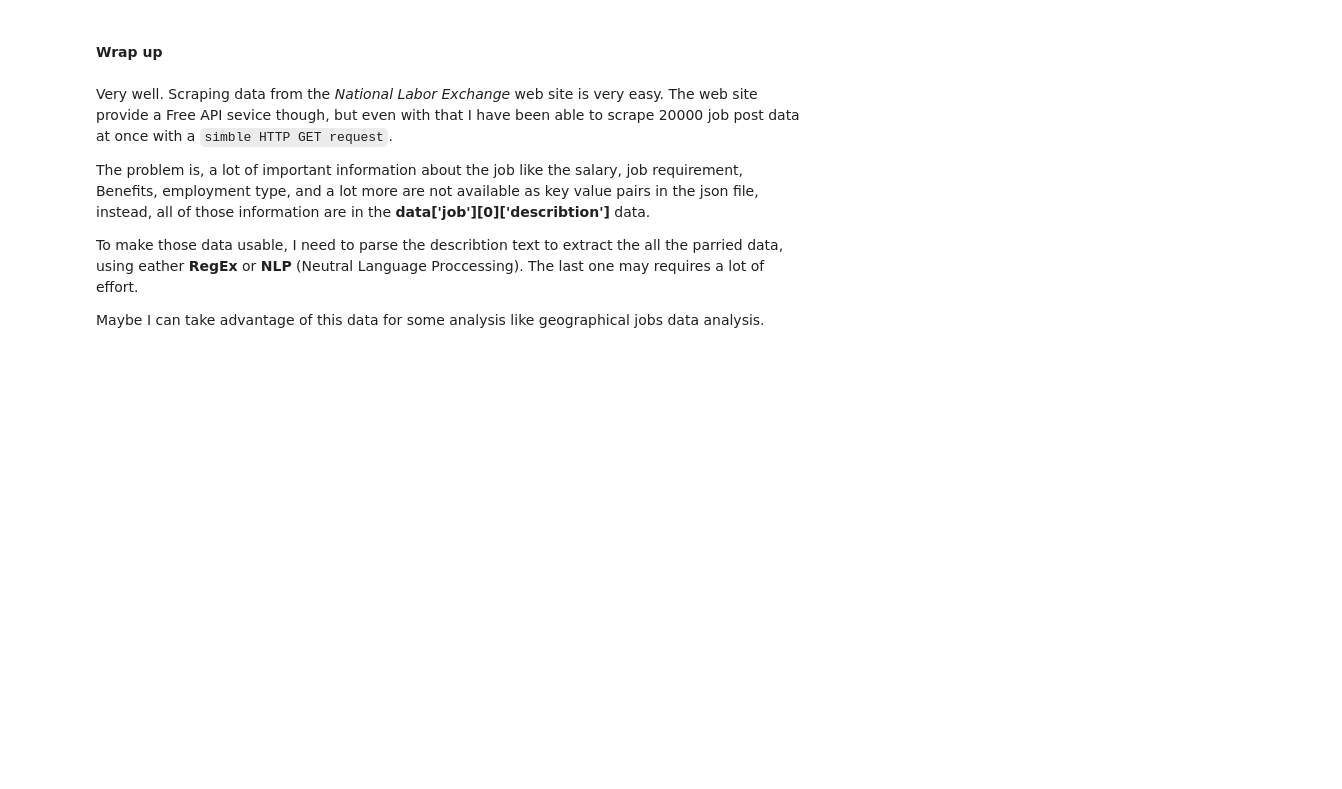
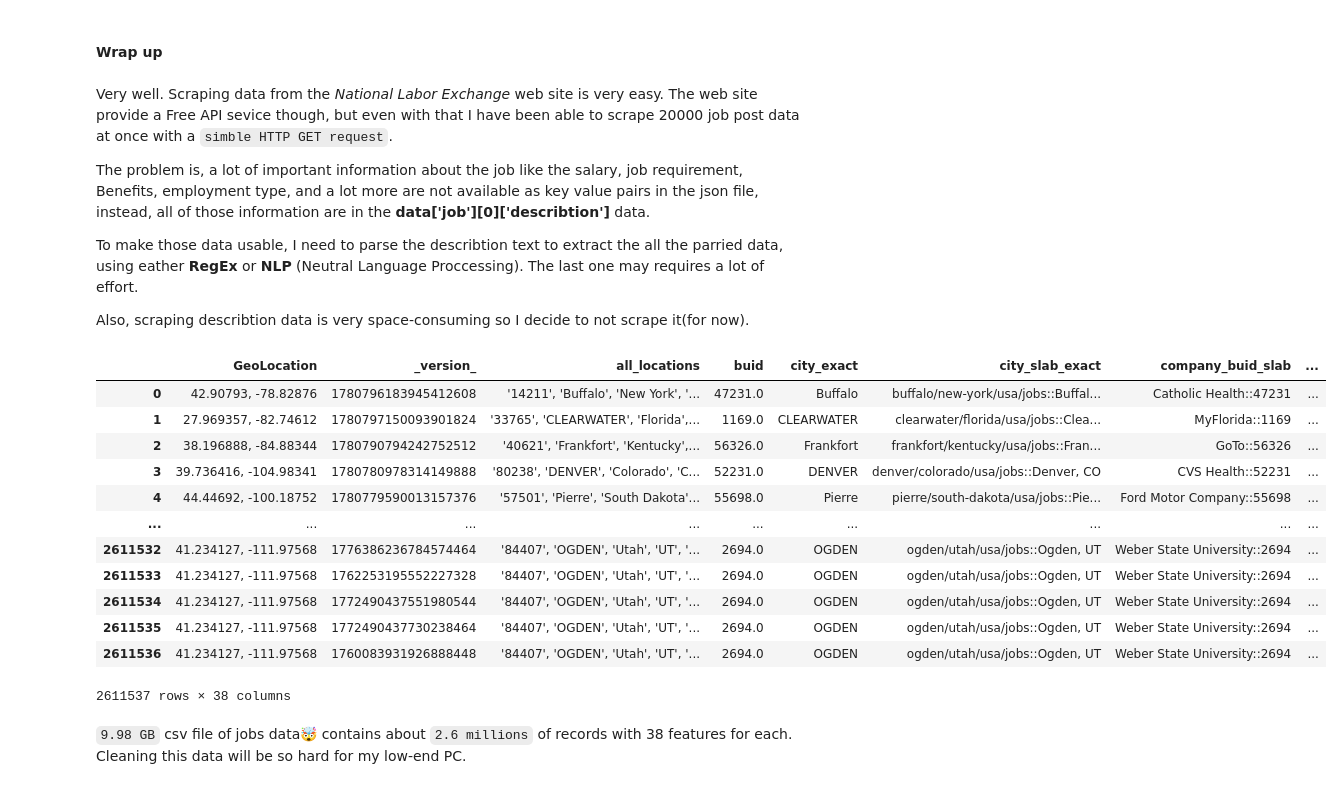
Before and after one commit to alinazhat/ali, a Jupyter notebook: Collecting Data/ExploringWebsites.ipynb, the cells around one changed output. Cells and saved outputs as stored; diff of their text form; code cells hidden in the pictures; blank space fills up the shorter version.

```diff
--- a/Collecting Data/ExploringWebsites.ipynb
+++ b/Collecting Data/ExploringWebsites.ipynb
@@ -105,4 +105,26 @@ The problem is, a lot of important information about the job like the salary, jo
 
 To make those data usable, I need to parse the describtion text to extract the all the parried data, using eather **RegEx** or **NLP** (Neutral Language Proccessing). The last one may requires a lot of effort.
 
-Maybe I can take advantage of this data for some analysis like geographical jobs data analysis.
+Also, scraping describtion data is very space-consuming so I decide to not scrape it(for now).
+# %%
+import pandas as pd
+df = pd.read_csv('National Labor Exchange/NLEJobs.csv')
+df
+# %% [output]
+|  | GeoLocation | _version_ | all_locations | buid | city_exact | city_slab_exact | company_buid_slab | ... |
+| 0 | 42.90793, -78.82876 | 1780796183945412608 | '14211', 'Buffalo', 'New York', '... | 47231.0 | Buffalo | buffalo/new-york/usa/jobs::Buffal... | Catholic Health::47231 | ... |
+| 1 | 27.969357, -82.74612 | 1780797150093901824 | '33765', 'CLEARWATER', 'Florida',... | 1169.0 | CLEARWATER | clearwater/florida/usa/jobs::Clea... | MyFlorida::1169 | ... |
+| 2 | 38.196888, -84.88344 | 1780790794242752512 | '40621', 'Frankfort', 'Kentucky',... | 56326.0 | Frankfort | frankfort/kentucky/usa/jobs::Fran... | GoTo::56326 | ... |
+| 3 | 39.736416, -104.98341 | 1780780978314149888 | '80238', 'DENVER', 'Colorado', 'C... | 52231.0 | DENVER | denver/colorado/usa/jobs::Denver, CO | CVS Health::52231 | ... |
+| 4 | 44.44692, -100.18752 | 1780779590013157376 | '57501', 'Pierre', 'South Dakota'... | 55698.0 | Pierre | pierre/south-dakota/usa/jobs::Pie... | Ford Motor Company::55698 | ... |
+| ... | ... | ... | ... | ... | ... | ... | ... | ... |
+| 2611532 | 41.234127, -111.97568 | 1776386236784574464 | '84407', 'OGDEN', 'Utah', 'UT', '... | 2694.0 | OGDEN | ogden/utah/usa/jobs::Ogden, UT | Weber State University::2694 | ... |
+| 2611533 | 41.234127, -111.97568 | 1762253195552227328 | '84407', 'OGDEN', 'Utah', 'UT', '... | 2694.0 | OGDEN | ogden/utah/usa/jobs::Ogden, UT | Weber State University::2694 | ... |
+| 2611534 | 41.234127, -111.97568 | 1772490437551980544 | '84407', 'OGDEN', 'Utah', 'UT', '... | 2694.0 | OGDEN | ogden/utah/usa/jobs::Ogden, UT | Weber State University::2694 | ... |
+| 2611535 | 41.234127, -111.97568 | 1772490437730238464 | '84407', 'OGDEN', 'Utah', 'UT', '... | 2694.0 | OGDEN | ogden/utah/usa/jobs::Ogden, UT | Weber State University::2694 | ... |
+| 2611536 | 41.234127, -111.97568 | 1760083931926888448 | '84407', 'OGDEN', 'Utah', 'UT', '... | 2694.0 | OGDEN | ogden/utah/usa/jobs::Ogden, UT | Weber State University::2694 | ... |
+2611537 rows × 38 columns
+# %% [markdown]
+
+`9.98 GB` csv file of jobs data🤯 contains about `2.6 millions` of records with 38 features for each.
+Cleaning this data will be so hard for my low-end PC.
```
Also changed, not shown: parts of 20 cells of this notebook, 1 other file.
